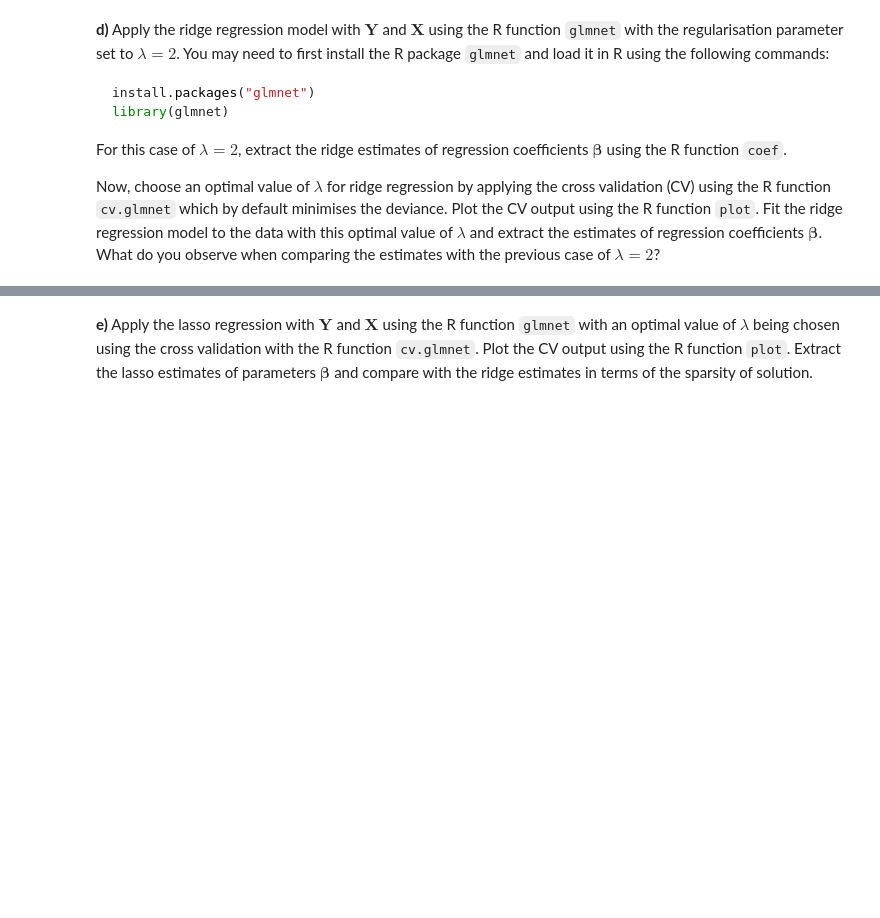
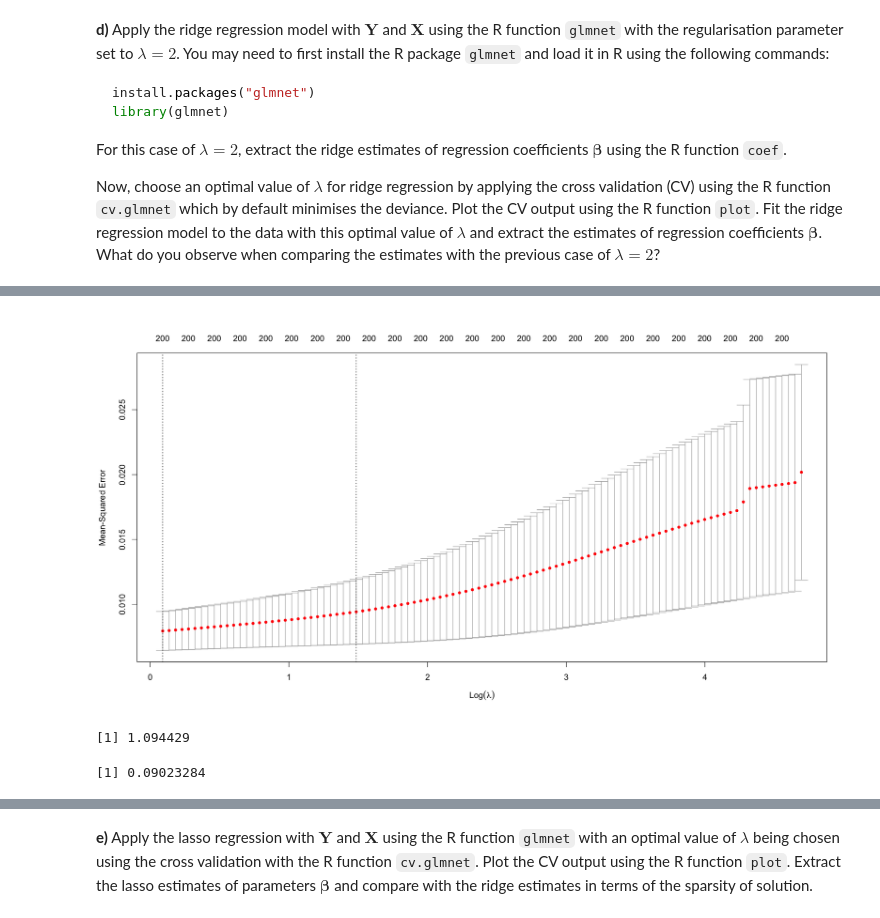
Before and after one commit to jreaso/hds-practicals, a Jupyter notebook: practical-2.ipynb, the cells around one changed output, grey strips where cells are left out. Cells and saved outputs as stored; diff of their text form; code cells hidden in the pictures; blank space fills up the shorter version.

```diff
--- a/practical-2.ipynb
+++ b/practical-2.ipynb
@@ -13 +33,4 @@ The main objectives of this study were to find out which genes are associated wi
+# %%
+Y <- scale(eyedata[,1], center=TRUE, scale=FALSE)
+X <- as.matrix(scale(eyedata[,-1], center=TRUE, scale=FALSE))
 # %% [markdown]
@@ -23,0 +104,15 @@ Now, choose an optimal value of $\lambda$ for ridge regression by applying the c
+# %%
+ridge_model_cv <- cv.glmnet(x = X, y = Y, alpha = 0)
+# %%
+plot(ridge_model_cv)
+# %% [output]
+[figure, added]
+# %%
+lambda_ridge <- ridge_model_cv$lambda.min
+lambda_ridge
+# %% [output]
+[1] 1.094429
+# %%
+log(lambda_ridge)
+# %% [output]
+[1] 0.09023284
```
Also changed, not shown: parts of 71 cells of this notebook.
